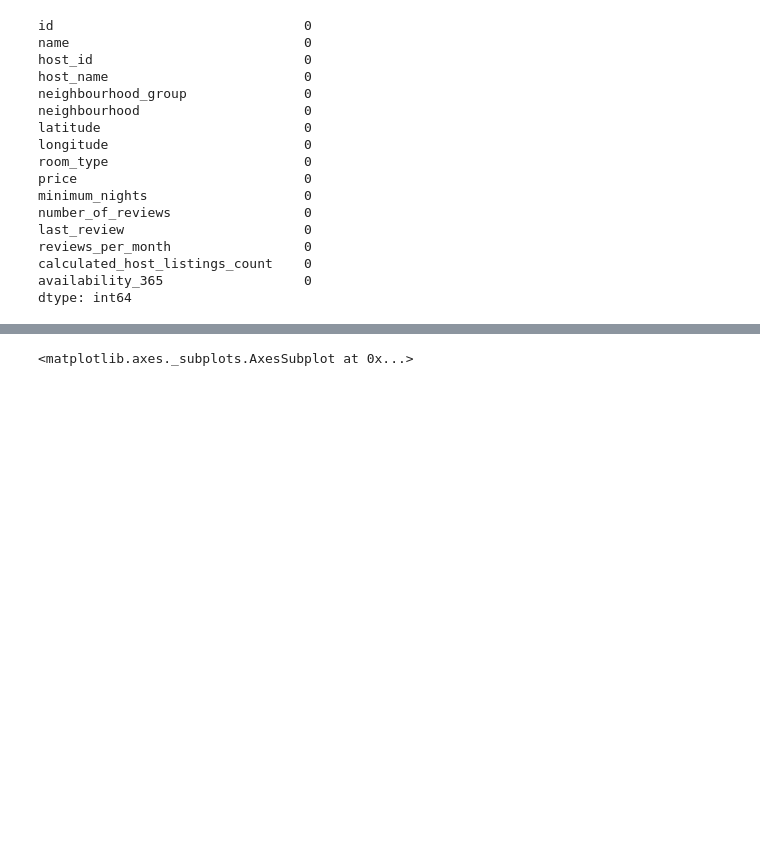
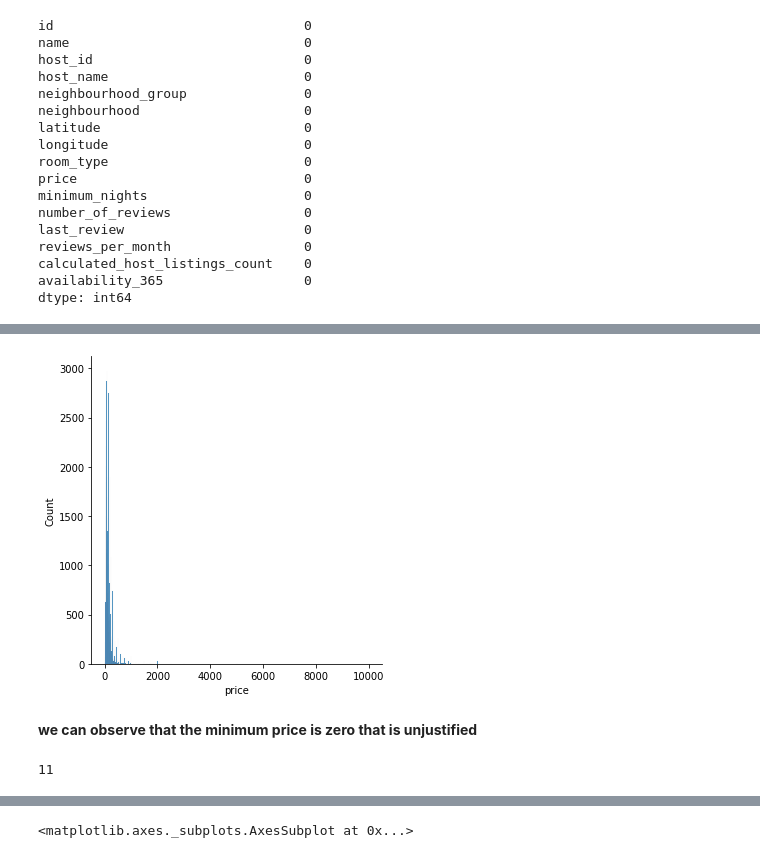
Before and after one commit to SaiMeghanaGoud/EDA-capstone-project, a Jupyter notebook: Copy_of_Airbnb_Bookings_Analysis___meghna_neha_Capstone_Project.ipynb, the cells around one changed output, grey strips where cells are left out. Drawn from its saved outputs; the diff is of its cells as text; code cells hidden in the pictures; blank space fills up the shorter version.

```diff
--- a/Copy_of_Airbnb_Bookings_Analysis___meghna_neha_Capstone_Project.ipynb
+++ b/Copy_of_Airbnb_Bookings_Analysis___meghna_neha_Capstone_Project.ipynb
@@ -204,0 +212,12 @@ df.head()
+# %%
+sns.displot(df['price'])
+plt.show()
+# %% [output]
+[figure, added]
+# %% [markdown]
+**we can observe that the minimum price is zero that is unjustified**
+# %%
+#checking the number of rows with price = 0
+len(df[df['price'] ==0])
+# %% [output]
+11
```
Also changed, not shown: parts of 6 cells of this notebook.
